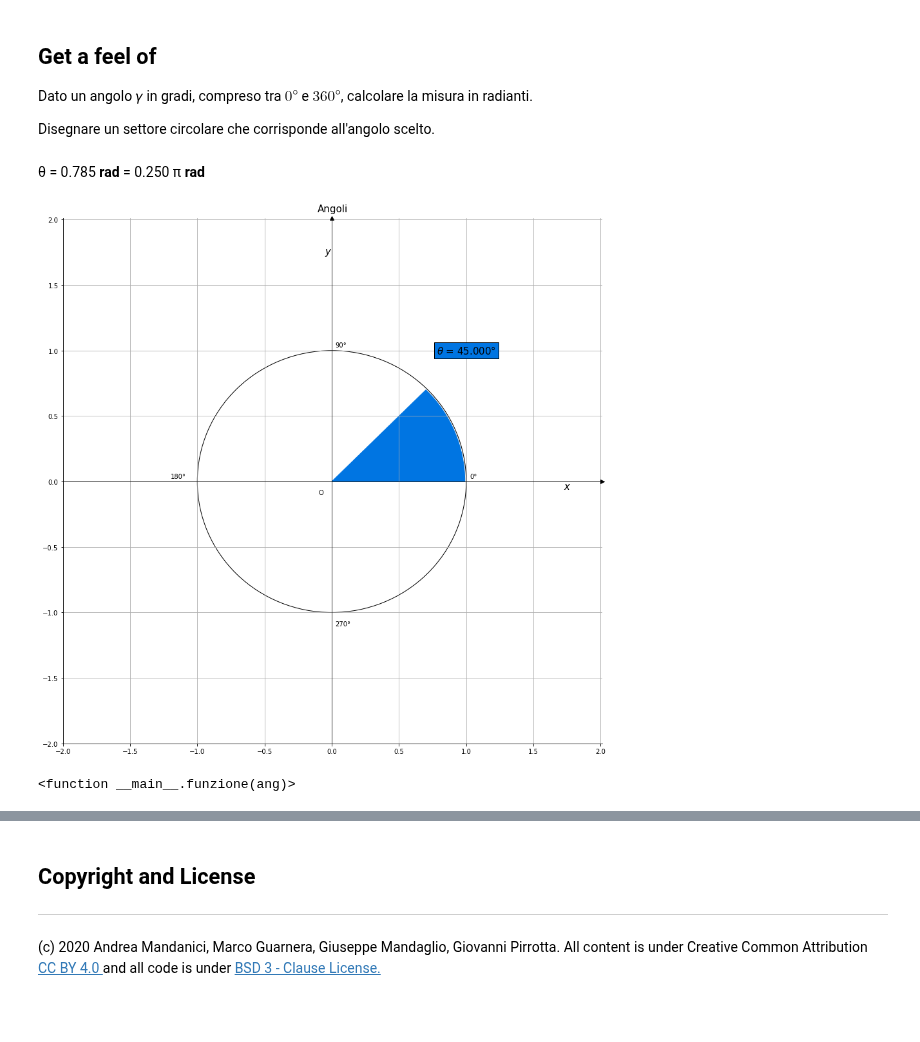
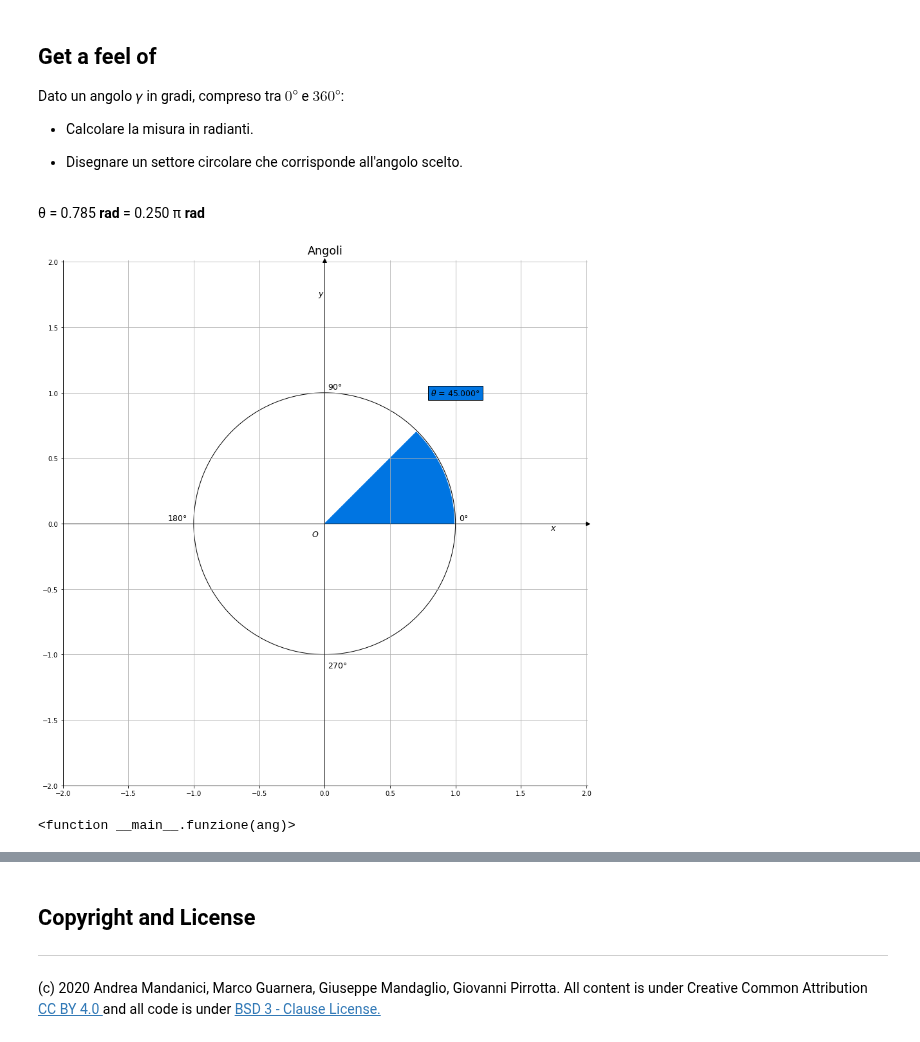
Before and after one commit to Darkaquon/Physics-with-Open-Source-Software, a Jupyter notebook: Notebook/Angoli.ipynb, the cells around one changed output, grey strips where cells are left out. Saved outputs shown, nothing was run; the diff lists cells and outputs as text; code cells hidden in the pictures; blank space fills up the shorter version.

```diff
--- a/Notebook/Angoli.ipynb
+++ b/Notebook/Angoli.ipynb
@@ -151,85 +151,83 @@ plt.show()
 # %% [markdown]
 ## Get a feel of
 
-Dato un angolo 𝛾 in gradi, compreso tra $ 0° $ e $ 360° $, calcolare la misura in radianti.
+Dato un angolo 𝛾 in gradi, compreso tra $ 0° $ e $ 360° $:
 
-Disegnare un settore circolare che corrisponde all'angolo scelto.
+   * Calcolare la misura in radianti.
+
+   * Disegnare un settore circolare che corrisponde all'angolo scelto.
 # %%
-# Utilizzato per importare la libreria adoperata per i widgets.
+# Utilizzato per importare la libreria adoperata per i widget.
 import ipywidgets as widgets
-# Utilizzato per importare la libreria adoperata per incorporare e visualizzare il Markdown e l'HTML con il Python.
+# Utilizzato per importare la libreria adoperata per visualizzare il Markdown e l'HTML con il Python.
 from IPython.display import display, Markdown, HTML
 
 
-# Utilizzato per dimensionare la descrizione dello slider e lo slider.
-style = {"description_width":"initial"}
-
-# Utilizzato per creare uno slider (widget) adoperato per cambiare interattivamente il valore dell'angolo.
-sliderAng = widgets.IntSlider(min = 0, max = 360, step = 1, value = 45, description = "Angolo" + r"$ \theta $" + "(°)", style = style, continuous_update = False)
+# Utilizzato per creare un widget (IntSlider) adoperato per cambiare interattivamente il valore dell'angolo.
+sliderAng = widgets.IntSlider(min = 0, max = 360, step = 1, value = 45, description = "Angolo " + r"$ \theta $" + " (°):", continuous_update = False)
 
 # Funzione.
 def funzione(ang):
-    # Angolo in radianti.
-    ang_rad = ang * np.pi / 180
-    # Angolo in unità di pi greco radianti.
-    ang_over_pi = ang / 180
-    # Utilizzato per stampare i risultati in HTML.
+    ang_rad = ang * np.pi / 180 # Angolo in radianti.
+    ang_over_pi = ang / 180 # Angolo in unità di Pi Greco radianti.
+    # Utilizzato per visualizzare i risultati in HTML.
     display(HTML("&theta; = {0:0.3f} <b> rad </b> = {1:0.3f} &pi; <b> rad </b>".format(ang_rad, ang_over_pi)))
-    # Utilizzato per utilizzare la funzione grafico.
-    makeplot(ang)
+    makeplot(ang) # Utilizzato per adoperare la funzione grafico.
 
 # Funzione grafico.
 def makeplot(ang):
-    # Utilizzato per numerare il grafico e dimensionarlo.
+    # Utilizzato per creare e dimensionare il grafico.
     fig, axes = plt.subplots(figsize = (15, 15))
     # Utilizzato per il titolo.
-    axes.set_title("Angoli", fontdict = {"fontsize": 15}, pad = 10)
-    # Utilizzato per il limite della x.
+    axes.set_title("Angoli", fontdict = {"fontsize": 17.5}, pad = 10)
+    # Utilizzato per il limite della coordinata x.
     plt.xlim(-2, 2.01)
-    # Utilizzato per il limite della y.
+    # Utilizzato per il limite della coordinata y.
     plt.ylim(-2, 2.01)
     # Utilizzato per l'asse x.
     axes.spines["top"].set_position(("data", 0))
     # Utilizzato per l'asse y.
     axes.spines["right"].set_position(("data", 0))
     # Utilizzato per disegnare la freccia dell'asse x.
     axes.plot(1, 0, ">k", transform = axes.get_yaxis_transform(), clip_on = False)
     # Utilizzato per disegnare la freccia dell'asse y.
     axes.plot(0, 1, "^k", transform = axes.get_xaxis_transform(), clip_on = False)
     # Utilizzato per rappresentare la x nel grafico.
-    axes.annotate(r"$ x $", (1.75, 0), fontsize = 15, verticalalignment = "top", horizontalalignment = "center")
+    axes.annotate("$ x $", (1.75, 0), fontsize = 12.5, verticalalignment = "top", horizontalalignment = "center")
     # Utilizzato per rappresentare la y nel grafico.
-    axes.annotate(r"$ y $", (0, 1.75), fontsize = 15, verticalalignment = "center", horizontalalignment = "right")
+    axes.annotate("$ y $", (0, 1.75), fontsize = 12.5, verticalalignment = "center", horizontalalignment = "right")
     # Utilizzato per rappresentare l'origine nel grafico.
-    axes.annotate("O", xy = (-0.1, -0.1))
+    axes.annotate("$ O $", (-0.1, -0.1), fontsize = 12.5)
     # Utilizzato per disegnare un cerchio.
     draw_circle = plt.Circle((0, 0), 1, fill = False)
     # Utilizzato per aggiungere il cerchio al grafico.
     axes.add_artist(draw_circle)
     # Utilizzato per rappresentare 0° nel grafico.
-    axes.annotate("0°", xy = (1.025, 0.025))
+    axes.annotate("$ 0° $", (1.025, 0.025), fontsize = 12.5)
     # Utilizzato per rappresentare 90° nel grafico.
-    axes.annotate("90°", xy = (0.025, 1.025))
+    axes.annotate("$ 90° $", (0.025, 1.025), fontsize = 12.5)
     # Utilizato per rappresentare 180° nel grafico.
-    axes.annotate("180°", xy = (-1.2, 0.025))
+    axes.annotate("$ 180° $", (-1.2, 0.025), fontsize = 12.5)
     # Utilizzato per rappresentare 270° nel grafico.
-    axes.annotate("270°", xy = (0.025, -1.1))
+    axes.annotate("$ 270° $", (0.025, -1.1), fontsize = 12.5)
     # Utilizzato per disegnare un angolo.
     draw_wedge = patches.Wedge((0, 0), 0.99, 0, ang, color = "#0075E2")
-    # Utilizzato per aggiungere l'angolo nel grafico.
+    # Utilizzato per aggiungere l'angolo al grafico.
     axes.add_artist(draw_wedge)
-    # Utilizzato per il testo.
-    plt.text(1, 1, r"$ \theta $ = {0:0.3f}°".format(ang), horizontalalignment = "center", verticalalignment = "center", fontdict = {"fontsize": 15}, bbox = dict(facecolor = "#0075E2"))
+    # Utilizzato per la legenda.
+    plt.text(1, 1, r"$ \theta $ = {0:0.3f}°".format(ang), horizontalalignment = "center", verticalalignment = "center", fontdict = {"fontsize": 12.5}, bbox = dict(facecolor = "#0075E2"))
     # Utilizzato per la griglia.
     plt.grid(True)
+    # Utilizzato per avere gli assi con la stessa scala.
+    plt.gca().set_aspect("equal", adjustable = "box")
     # Utilizzato per mostrare il grafico.
     plt.show()
 
 # Utilizzato per collegare il widget alla funzione e per interagire con lo slider.
 widgets.interact(funzione, ang = sliderAng)
 # %% [output]
 θ = 0.785 rad = 0.250 π rad
-[figure, old version]
+[figure, new version]
 <function __main__.funzione(ang)>
 # %% [markdown]
 > Per eseguire il codice Python contenuto in questo **notebook** Jupyter, anche se Python e Notebook Jupyter non sono installati sulla macchina che stai adoperando, puoi utilizzare l'ambiente [**binder**](https://mybinder.org) online.
```
Also changed, not shown: parts of 5 cells of this notebook, 12 other files.
